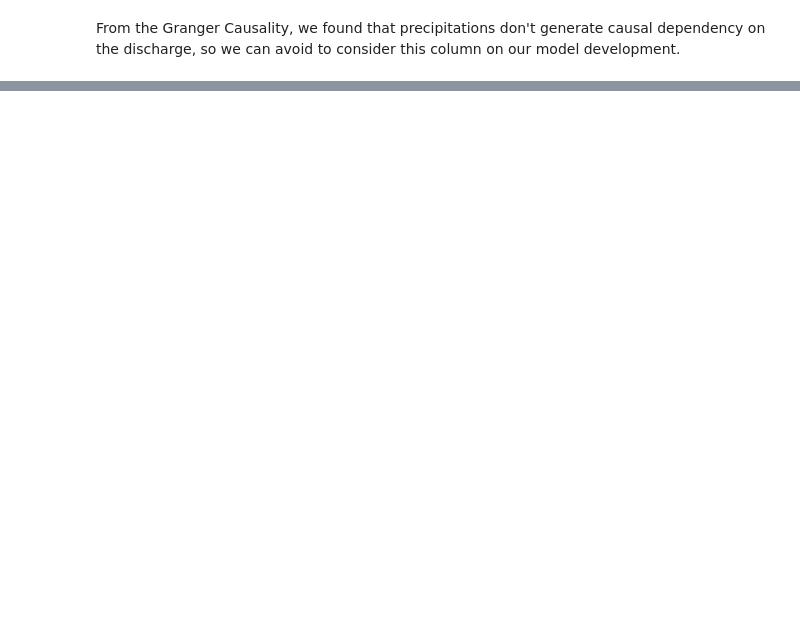
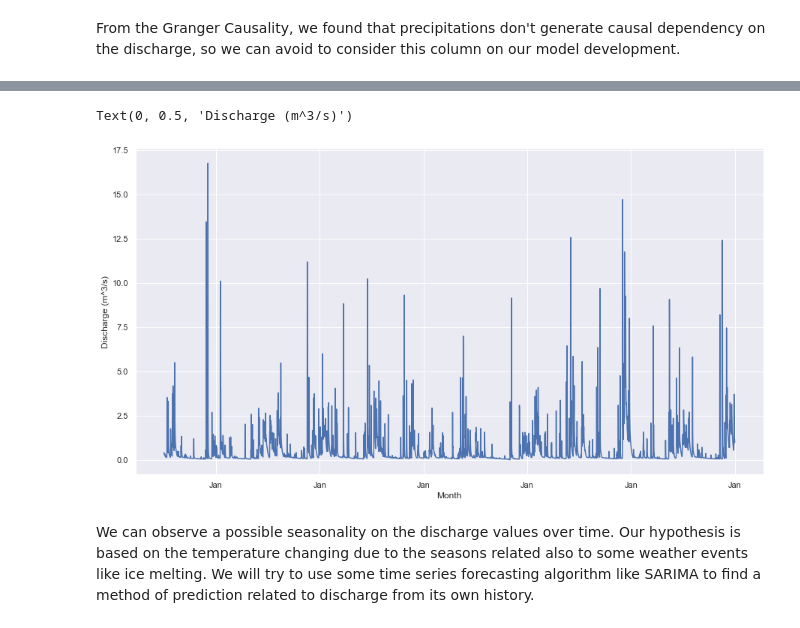
Before and after one commit to kode-git/copernicus, a Jupyter notebook: Data_Modelling_and_Evaluation.ipynb, the cells around one changed output, grey strips where cells are left out. Cells and saved outputs as stored; diff of their text form; code cells hidden in the pictures; blank space fills up the shorter version.

Commit message:
adding SARIMA model

```diff
--- a/Data_Modelling_and_Evaluation.ipynb
+++ b/Data_Modelling_and_Evaluation.ipynb
@@ -73,0 +95,4 @@ From the Granger Causality, we found that precipitations don't generate causal d
+# %%
+df = df[df['lat'] == 41.23425]
+df = df[df['lon'] == 13.701608]
+df.head()
@@ -73,0 +106,17 @@ From the Granger Causality, we found that precipitations don't generate causal d
+# %%
+original_df = df
+df.index = pd.to_datetime(df['time'], format = '%Y-%m-%d %H:%M:%S')
+df = df.drop(columns=['time'])
+# %%
+sns.set(rc={'figure.figsize':(15, 8)})
+ax = sns.lineplot(x='time', y='discharge', data=df, markers='')
+import matplotlib.dates as mdates
+myFmt = mdates.DateFormatter('%b')
+ax.get_xaxis().set_major_formatter(myFmt)
+ax.set_xlabel('Month')
+ax.set_ylabel('Discharge (m^3/s)')
+# %% [output]
+Text(0, 0.5, 'Discharge (m^3/s)')
+[figure, added]
+# %% [markdown]
+We can observe a possible seasonality on  the discharge values over time. Our hypothesis is based on the temperature changing due to the seasons related also to some weather events like ice melting. We will try to use some time series forecasting algorithm like SARIMA to find a method of prediction related to discharge from its own history.
```
Also changed, not shown: parts of 30 cells of this notebook.
